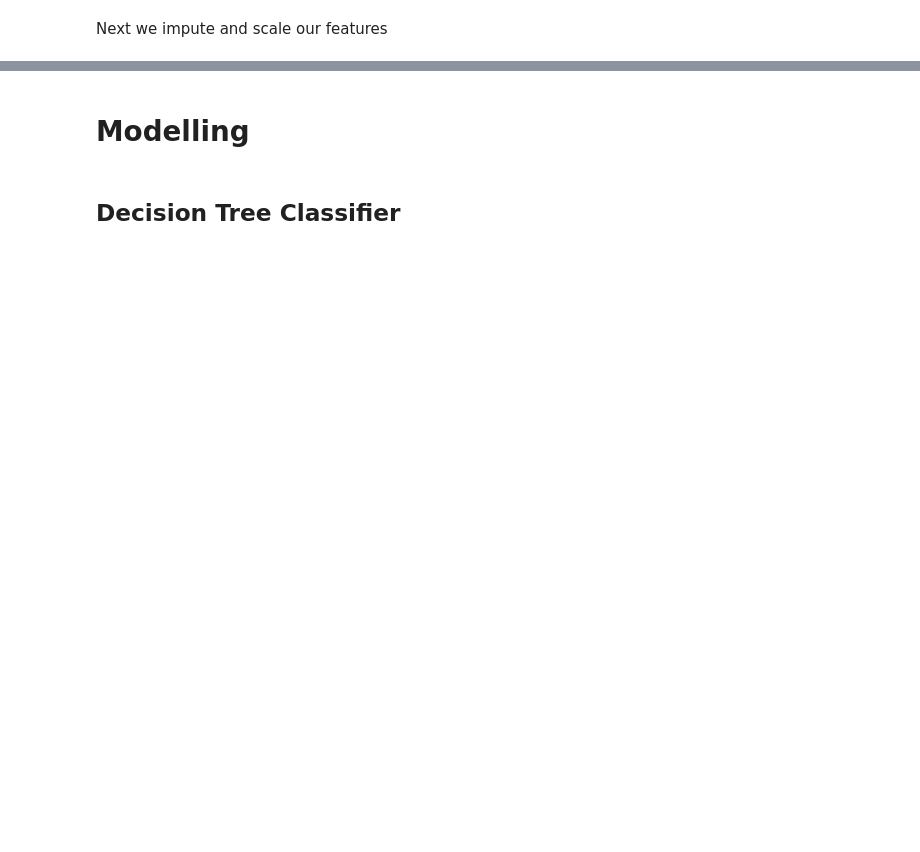
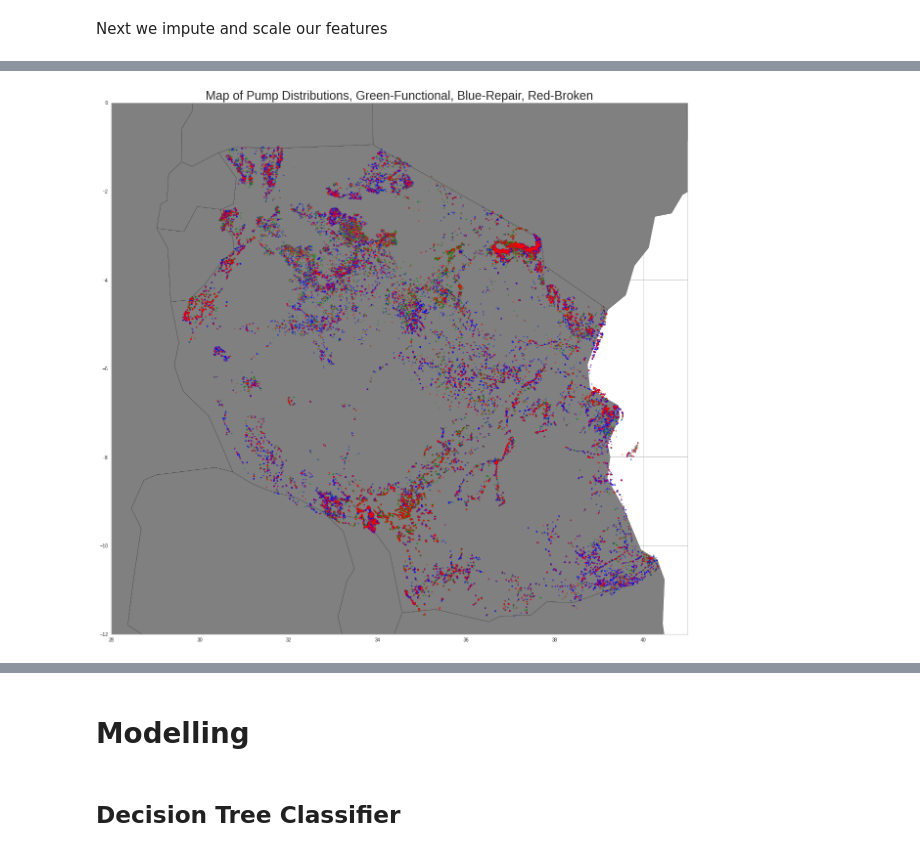
Before and after one commit to stogaja/Tanzanian-Water-Project, a Jupyter notebook: TANZANIA_WATER_PROJECT.ipynb, the cells around one changed output, grey strips where cells are left out. Cells and saved outputs as stored; diff of their text form; code cells hidden in the pictures; blank space fills up the shorter version.

```diff
--- a/TANZANIA_WATER_PROJECT.ipynb
+++ b/TANZANIA_WATER_PROJECT.ipynb
@@ -495,31 +798,40 @@ import geopandas
 # %%
+# let's make our imports
+from pylab import rcParams
+rcParams['figure.figsize'] = 30, 20
+import geopandas
 # let's visualize the data
 
 import geopandas
 
-gdf = geopandas.GeoDataFrame(df, geometry=geopandas.points_from_xy(df.longitude, df.latitude))
+gdf = geopandas.GeoDataFrame(df_1, geometry=geopandas.points_from_xy(df_1.longitude, df_1.latitude))
 
-functional = gdf.where(gdf['status_group'] == 'functional')
-repair = gdf.where(gdf['status_group'] == 'functional needs repair')
-broken = gdf.where(gdf['status_group'] == 'non functional')
+functional = gdf.where(gdf['status_group'] == 0)
+repair = gdf.where(gdf['status_group'] == 2)
+abandoned = gdf.where(gdf['status_group'] == 1)
+broken = gdf.where(gdf['status_group'] == 3)
+
+
 
 world = geopandas.read_file(geopandas.datasets.get_path('naturalearth_lowres'))
 
 # We restrict to Africa
 ax = world[world.continent == 'Africa'].plot(
     color='gray', edgecolor='black')
 
 ax.scatter(functional['longitude'], functional['latitude'],
            c='green',alpha=.5, s=3)
 
 ax.scatter(repair['longitude'], repair['latitude'],
            c='blue', alpha=.5, s=5)
 
 ax.scatter(broken['longitude'], broken['latitude'],
            c='red', alpha=.5, s=5)
 plt.title("Map of Pump Distributions, Green-Functional, Blue-Repair, Red-Broken", fontsize = 25)
 
 plt.ylim(-12, 0)
 plt.xlim(28,41)
 
 plt.show()
+# %% [output]
+[figure, added]
```
Also changed, not shown: parts of 61 cells of this notebook.
